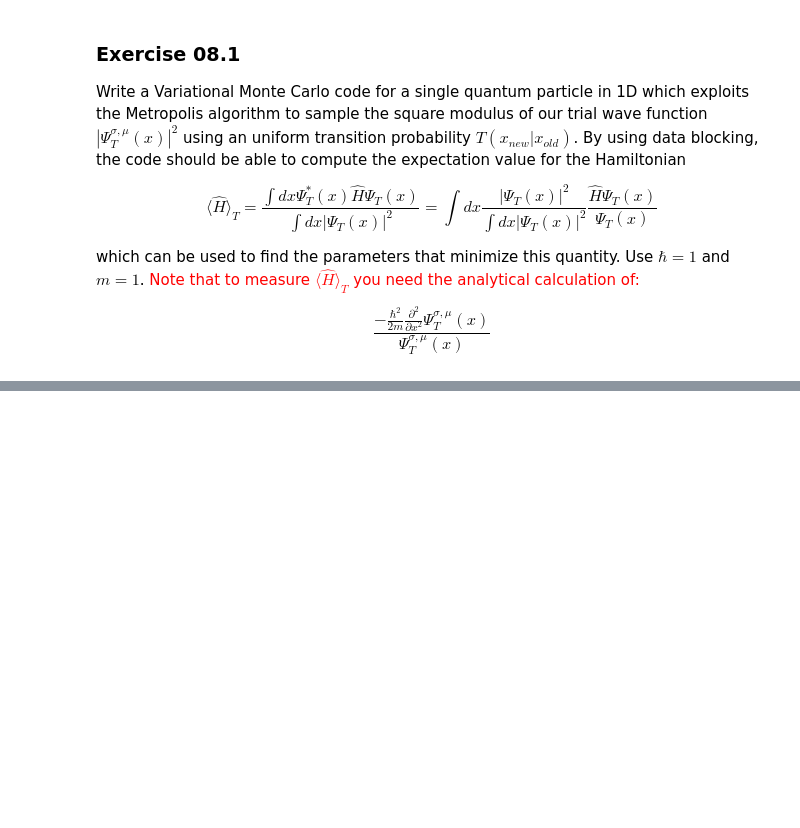
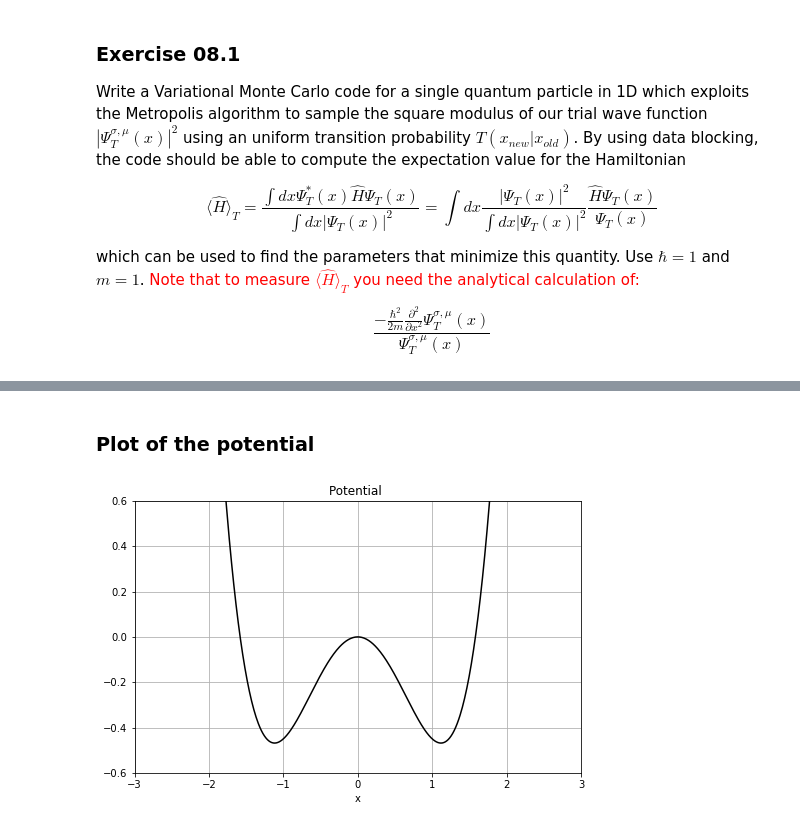
Before and after one commit to Daniele95/LSN, a Jupyter notebook: 8-variazionale/Soluzione_8.ipynb, the cells around one changed output, grey strips where cells are left out. Drawn from its saved outputs; the diff is of its cells as text; code cells hidden in the pictures; blank space fills up the shorter version.

```diff
--- a/8-variazionale/Soluzione_8.ipynb
+++ b/8-variazionale/Soluzione_8.ipynb
@@ -41,0 +71,25 @@ $$
+# %% [markdown]
+### Plot of the potential
+# %%
+import numpy as np
+import matplotlib.pyplot as plt
+
+def Vpot(x):
+    return (x**2 - 2.5)*x**2
+def Psi(x, mu, sigma,psi0):
+    return psi0*(np.exp(-0.5*((x - mu) / sigma)**2) +np.exp(-0.5*((x + mu) / sigma)**2))
+
+x = np.linspace(-a/2, a/2, N)
+V = Vpot(x)
+
+plt.figure(figsize=(8,5))
+scale = 0.3
+plt.plot(x, scale*V, color="Black", label="Potential")
+plt.title("Potential ")
+plt.xlabel("x")
+plt.grid(True)
+plt.xlim((-3,3))
+plt.ylim((-0.6,0.6))
+plt.show()
+# %% [output]
+[figure, added]
```
Also changed, not shown: parts of 6 cells of this notebook, 4 other files.
